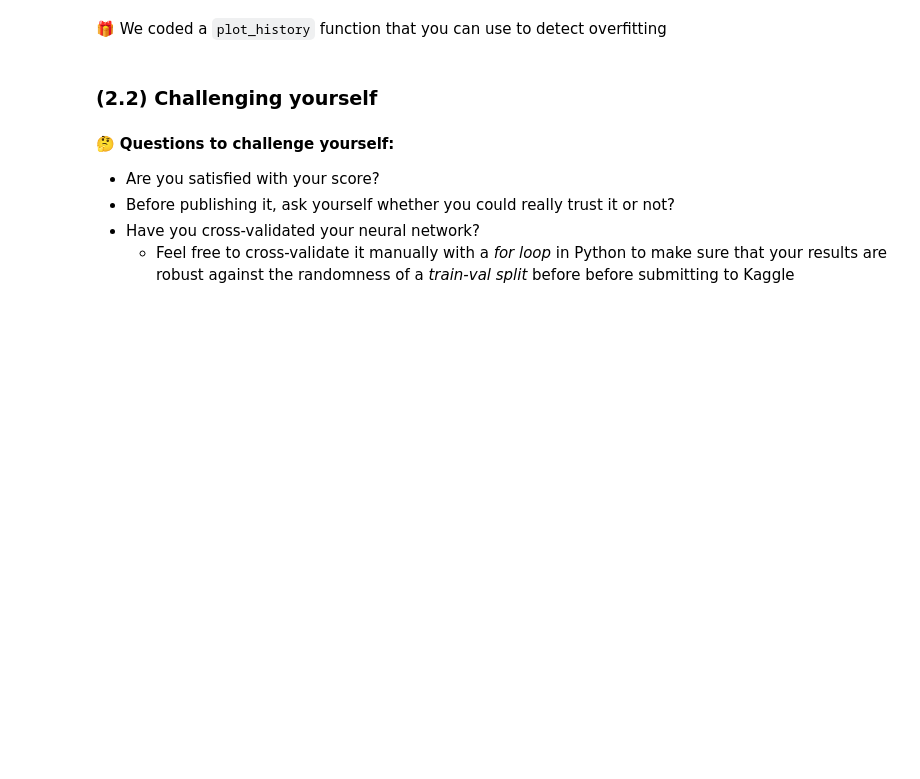
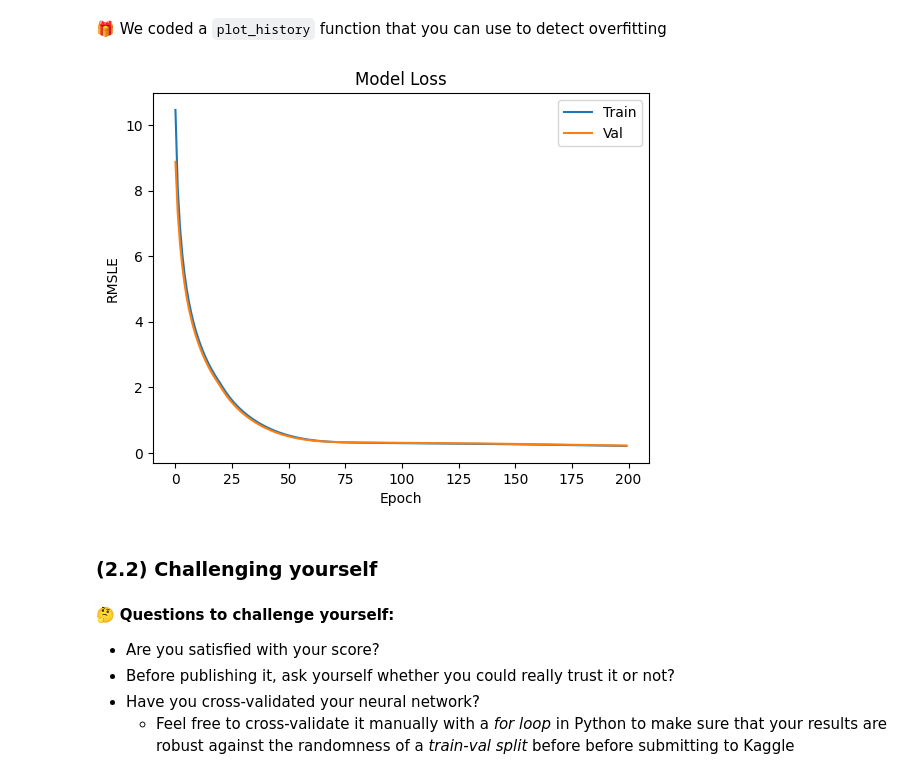
Before and after one commit to saranjthilak/data-houses-kaggle-competition-bis, a Jupyter notebook: houses_kaggle_competition_bis.ipynb, the cells around one changed output. Saved outputs shown, nothing was run; the diff lists cells and outputs as text; code cells hidden in the pictures; blank space fills up the shorter version.

```diff
--- a/houses_kaggle_competition_bis.ipynb
+++ b/houses_kaggle_competition_bis.ipynb
@@ -108,0 +146,22 @@ Create a function `initialize_model` which initializes a Dense Neural network:
+# %%
+from tensorflow.keras.models import Sequential
+from tensorflow.keras.layers import Dense, Input
+
+def initialize_model(input_dim):
+    model = Sequential()
+
+    # Input layer (you must pass input_dim)
+    model.add(Input(shape=(input_dim,)))
+
+    # Hidden layers (you can tweak these)
+    model.add(Dense(128, activation='relu'))
+    model.add(Dense(64, activation='relu'))
+    model.add(Dense(32, activation='relu'))
+
+    # Output layer: 1 neuron for regression
+    model.add(Dense(1, activation='linear'))
+
+    # Compile the model with specified optimizer and loss
+    model.compile(optimizer='adam', loss='msle', metrics=['mae'])
+
+    return model
@@ -131,3 +271,7 @@ def plot_history(history):
+# %%
+plot_history(history)
+# %% [output]
+[figure, added]
 # %% [markdown]
 ### (2.2) Challenging yourself
 # %% [markdown]
```
Also changed, not shown: parts of 20 cells of this notebook.
